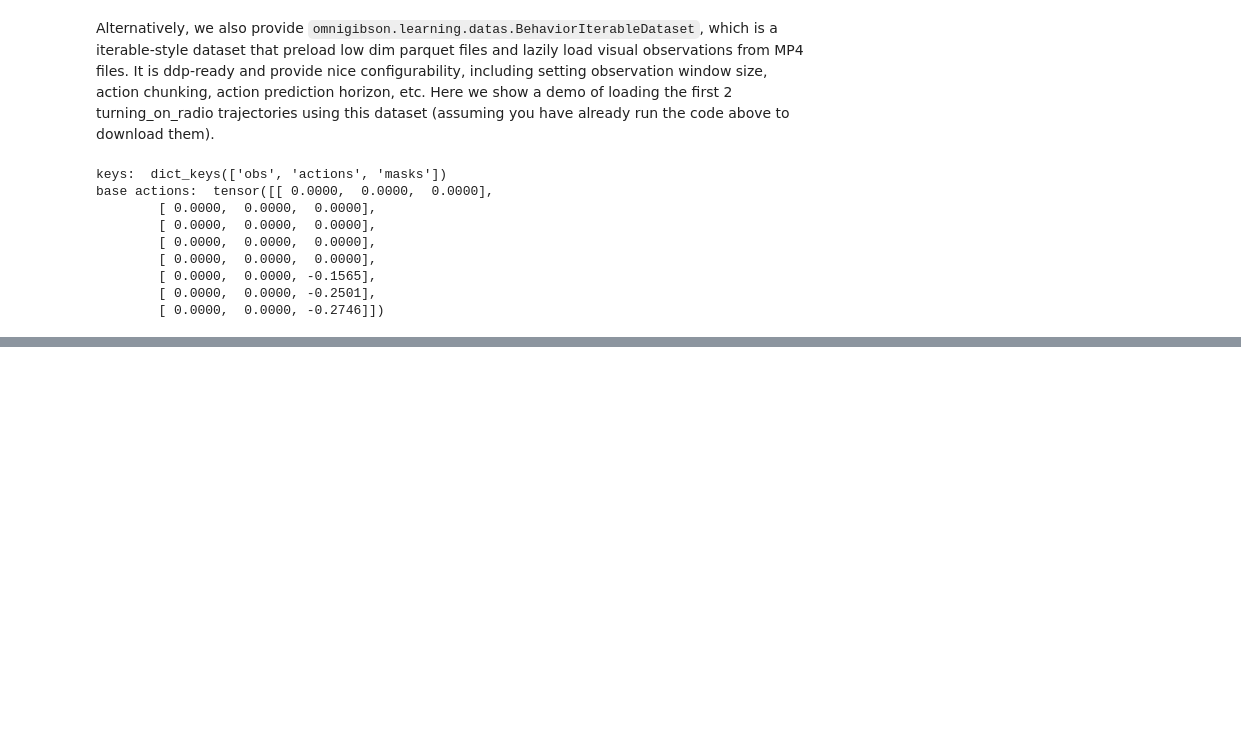
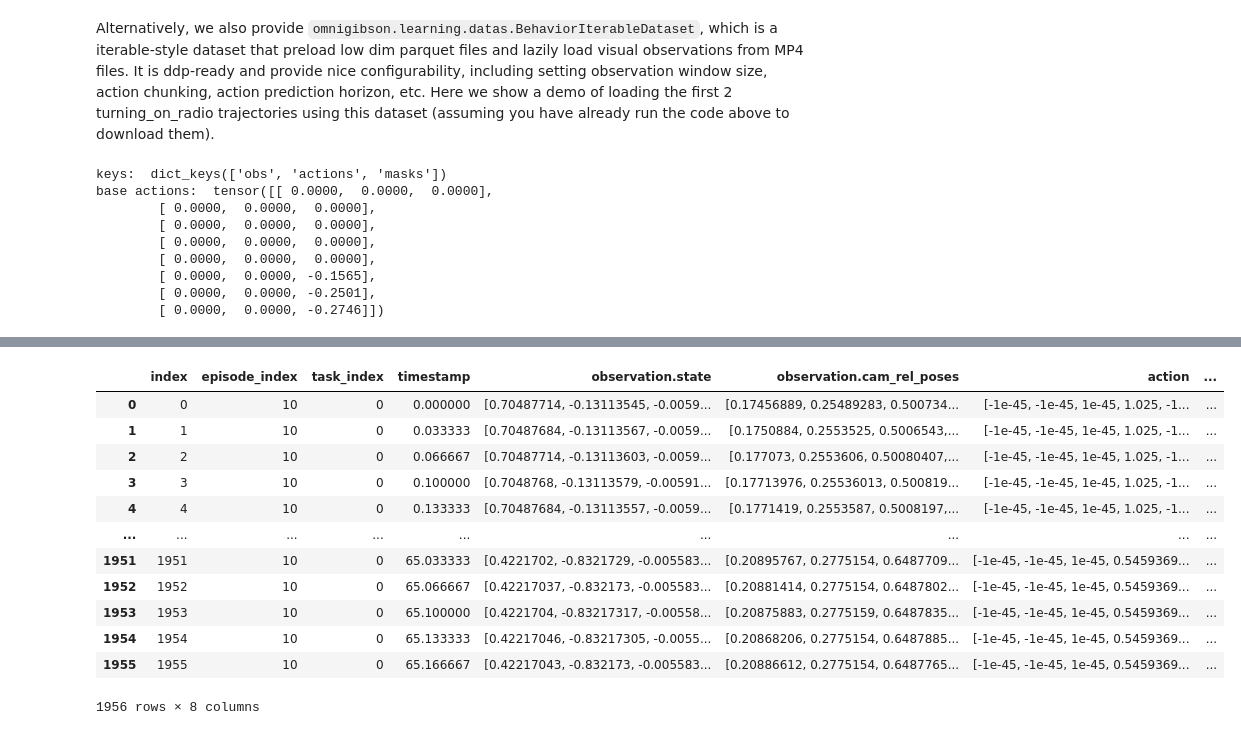
Before and after one commit to littlespray/b1k-baselines, a Jupyter notebook: tutorials/dataset.ipynb, the cells around one changed output, grey strips where cells are left out. Cells and saved outputs as stored; diff of their text form; code cells hidden in the pictures; blank space fills up the shorter version.

```diff
--- a/tutorials/dataset.ipynb
+++ b/tutorials/dataset.ipynb
@@ -123,0 +154,18 @@ base actions:  tensor([[ 0.0000,  0.0000,  0.0000],
+# %%
+import pandas as pd
+f_lowdim = pd.read_parquet(f"{DATASET_PATH}/data/task-0000/episode_00000010.parquet")
+f_lowdim
+# %% [output]
+|  | index | episode_index | task_index | timestamp | observation.state | observation.cam_rel_poses | action | ... |
+| 0 | 0 | 10 | 0 | 0.000000 | [0.70487714, -0.13113545, -0.0059... | [0.17456889, 0.25489283, 0.500734... | [-1e-45, -1e-45, 1e-45, 1.025, -1... | ... |
+| 1 | 1 | 10 | 0 | 0.033333 | [0.70487684, -0.13113567, -0.0059... | [0.1750884, 0.2553525, 0.5006543,... | [-1e-45, -1e-45, 1e-45, 1.025, -1... | ... |
+| 2 | 2 | 10 | 0 | 0.066667 | [0.70487714, -0.13113603, -0.0059... | [0.177073, 0.2553606, 0.50080407,... | [-1e-45, -1e-45, 1e-45, 1.025, -1... | ... |
+| 3 | 3 | 10 | 0 | 0.100000 | [0.7048768, -0.13113579, -0.00591... | [0.17713976, 0.25536013, 0.500819... | [-1e-45, -1e-45, 1e-45, 1.025, -1... | ... |
+| 4 | 4 | 10 | 0 | 0.133333 | [0.70487684, -0.13113557, -0.0059... | [0.1771419, 0.2553587, 0.5008197,... | [-1e-45, -1e-45, 1e-45, 1.025, -1... | ... |
+| ... | ... | ... | ... | ... | ... | ... | ... | ... |
+| 1951 | 1951 | 10 | 0 | 65.033333 | [0.4221702, -0.8321729, -0.005583... | [0.20895767, 0.2775154, 0.6487709... | [-1e-45, -1e-45, 1e-45, 0.5459369... | ... |
+| 1952 | 1952 | 10 | 0 | 65.066667 | [0.42217037, -0.832173, -0.005583... | [0.20881414, 0.2775154, 0.6487802... | [-1e-45, -1e-45, 1e-45, 0.5459369... | ... |
+| 1953 | 1953 | 10 | 0 | 65.100000 | [0.4221704, -0.83217317, -0.00558... | [0.20875883, 0.2775159, 0.6487835... | [-1e-45, -1e-45, 1e-45, 0.5459369... | ... |
+| 1954 | 1954 | 10 | 0 | 65.133333 | [0.42217046, -0.83217305, -0.0055... | [0.20868206, 0.2775154, 0.6487885... | [-1e-45, -1e-45, 1e-45, 0.5459369... | ... |
+| 1955 | 1955 | 10 | 0 | 65.166667 | [0.42217043, -0.832173, -0.005583... | [0.20886612, 0.2775154, 0.6487765... | [-1e-45, -1e-45, 1e-45, 0.5459369... | ... |
+1956 rows × 8 columns
```
Also changed, not shown: parts of 8 cells of this notebook, 2 other files.
